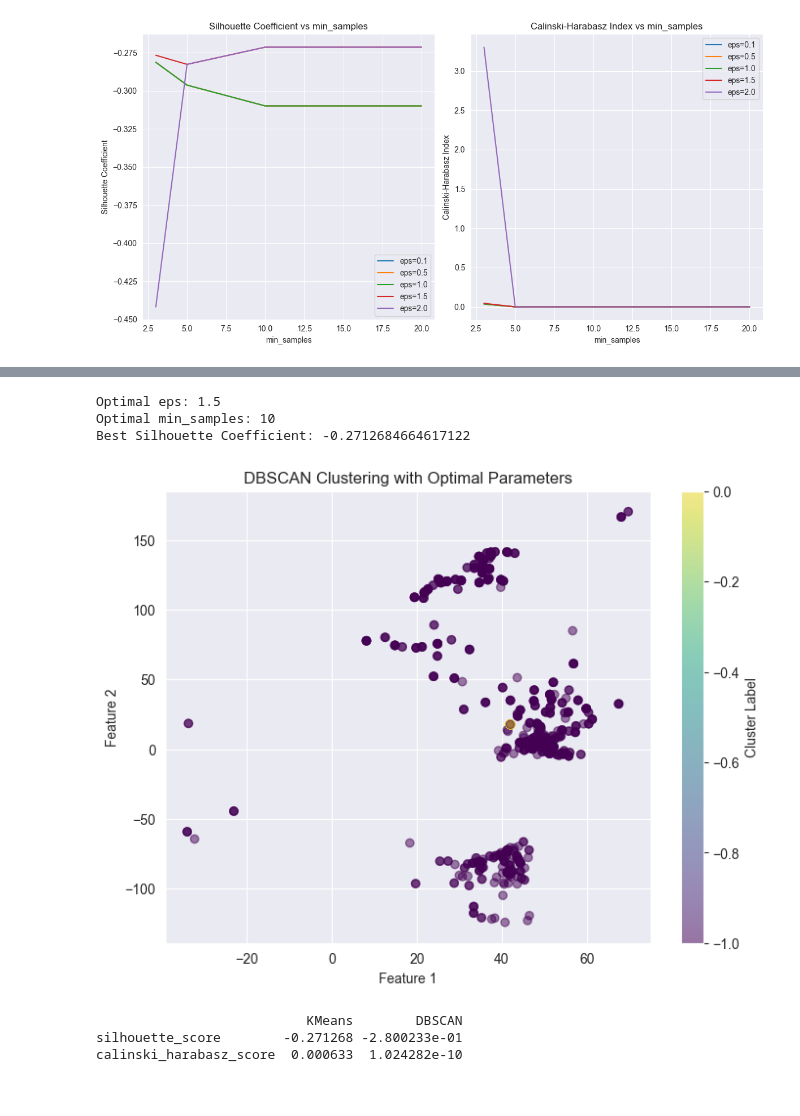
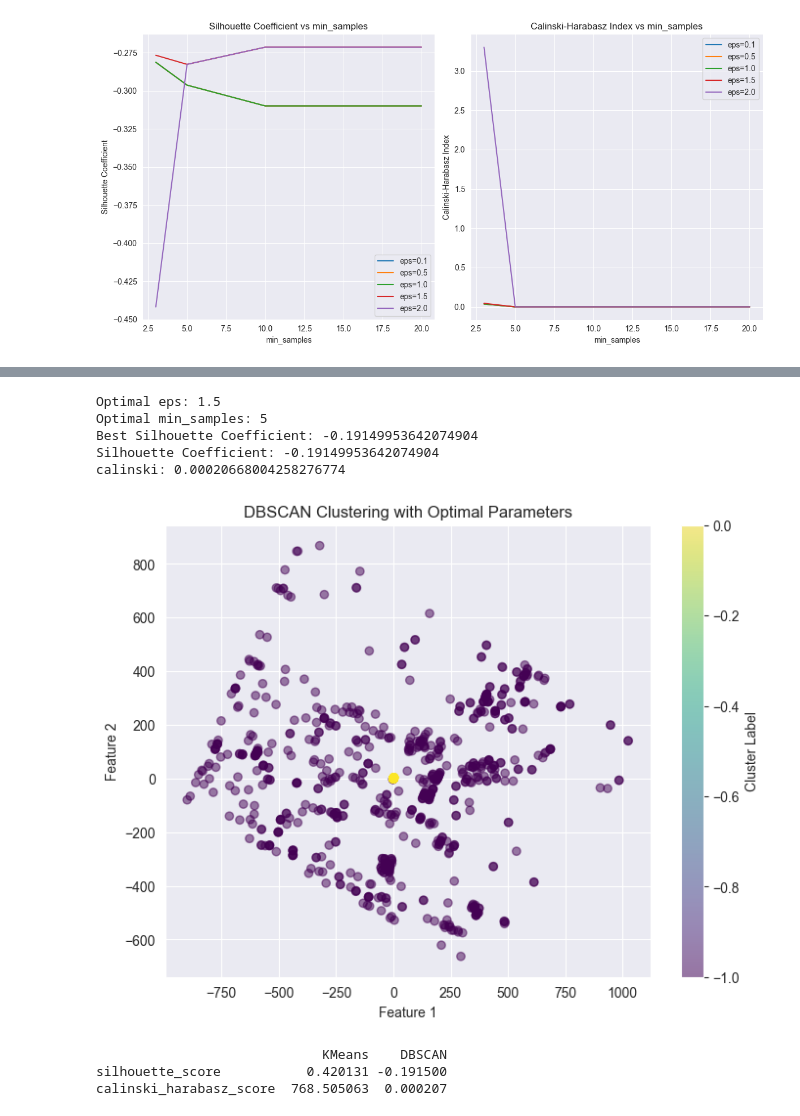
Before and after one commit to Valakas148/ML, a Jupyter notebook: lr7/lr7.ipynb, the cells around one changed output, grey strips where cells are left out. Cells and saved outputs as stored; diff of their text form; code cells hidden in the pictures.

```diff
--- a/lr7/lr7.ipynb
+++ b/lr7/lr7.ipynb
@@ -339,7 +339,7 @@ plt.show()
 # %%
 kmeans = KMeans(n_clusters=8, random_state=42)
 kmeans.fit(X_prepr)
-labels = kmeans.labels_
+labels1 = kmeans.labels_
 
 pca1 = PCA(n_components=2)
 X_pca1 = pca1.fit_transform(X_prepr)
@@ -364,13 +364,12 @@ Silhouette Score: 0.40281174444197215
 # %%
-# Список для зберігання значень Silhouette
 silhouette_scores = []
 pca = PCA(n_components=2)
-X_pca = pca.fit_transform(X_prepr)
-# Визначення оптимальної кількості кластерів
+X_pca2 = pca.fit_transform(X_prepr)
+
 for k in range(2, 11):
     kmeans = KMeans(n_clusters=k, random_state=42)
-    labels = kmeans.fit_predict(X_pca)
-    silhouette_avg = silhouette_score(X_pca, labels)
+    labels = kmeans.fit_predict(X_pca2)
+    silhouette_avg = silhouette_score(X_pca2, labels)
     silhouette_scores.append(silhouette_avg)
 
 # Візуалізація графіка Silhouette
@@ -593,11 +587,11 @@ optimal_eps = 1.5
 optimal_min_samples = 3
 
 dbscan = DBSCAN(eps=optimal_eps, min_samples=optimal_min_samples)
-dbscan.fit(X_pca)
+dbscan.fit(X_pca1)
 
 
 plt.figure(figsize=(8, 6))
-plt.scatter(X[:, 0], X[:, 1], c=dbscan.labels_, cmap='viridis', alpha=0.5)
+plt.scatter(X_pca1[:, 0], X_pca1[:, 1], c=dbscan.labels_, cmap='viridis', alpha=0.5)
 plt.xlabel('Feature 1')
 plt.ylabel('Feature 2')
 plt.title('DBSCAN Clustering with Optimal Parameters')
@@ -644,69 +637,70 @@ Number of noise points: 586
 # %%
 from sklearn.metrics import silhouette_score, calinski_harabasz_score
 
-# Задаємо діапазон значень для eps та min_samples
+
 eps_range = [0.1, 0.5, 1.0, 1.5, 2.0]
 min_samples_range = [3, 5, 10, 15, 20]
 
-# Ініціалізуємо змінні для зберігання оптимальних значень та відповідних метрик
+
 optimal_eps = None
 optimal_min_samples = None
-best_silhouette = -1
+best_silhouette_dbs = -1
 best_calinski_harabasz = -1
 
-# Перебираємо всі комбінації eps та min_samples
+
 for eps_val in eps_range:
     for min_samples_val in min_samples_range:
-        # Навчання моделі DBSCAN з поточними параметрами
         dbscan = DBSCAN(eps=eps_val, min_samples=min_samples_val)
-        dbscan.fit_predict(X_prepr)
+        dbscan.fit_predict(X_pca1)
 
-        # Оцінка результатів кластеризації за допомогою метрик
         labels = dbscan.labels_
         if len(set(labels)) > 1:
-            silhouette = silhouette_score(X_prepr, labels)
-            calinski_harabasz = calinski_harabasz_score(X_prepr, labels)
+            silhouette_dbs = silhouette_score(X_pca1, labels)
+            calinski_harabasz_dbs = calinski_harabasz_score(X_pca1, labels)
 
-            # Перевіряємо, чи краще поточне значення за метрикою
-            if silhouette > best_silhouette:
-                best_silhouette = silhouette
+
+            if silhouette_dbs > best_silhouette_dbs:
+                best_silhouette_dbs = silhouette_dbs
                 optimal_eps = eps_val
                 optimal_min_samples = min_samples_val
 
-# Виводимо оптимальні значення та їх метрики
+
 print("Optimal eps:", optimal_eps)
 print("Optimal min_samples:", optimal_min_samples)
-print("Best Silhouette Coefficient:", best_silhouette)
+print("Best Silhouette Coefficient:", best_silhouette_dbs)
 
-# Навчання моделі DBSCAN з оптимальними параметрами
+
 dbscan_optimal = DBSCAN(eps=optimal_eps, min_samples=optimal_min_samples)
-dbs = dbscan_optimal.fit_predict(X_prepr)
+dbs_optimal = dbscan_optimal.fit_predict(X_pca1)
+calinski_harabasz_dbs_score = calinski_harabasz_score(X_pca1, dbs_optimal)
+print("calinski:", calinski_harabasz_dbs_score)
 
-# Візуалізація результатів кластеризації з оптимальними параметрами
+
+
 plt.figure(figsize=(8, 6))
-plt.scatter(X[:, 0], X[:, 1], c=dbscan_optimal.labels_, cmap='viridis', alpha=0.5)
+plt.scatter(X_pca1[:, 0], X_pca1[:, 1], c=dbscan_optimal.labels_, cmap='viridis', alpha=0.5)
 plt.xlabel('Feature 1')
 plt.ylabel('Feature 2')
 plt.title('DBSCAN Clustering with Optimal Parameters')
 plt.colorbar(label='Cluster Label')
 plt.show()
 # %% [output]
 Optimal eps: 1.5
-Optimal min_samples: 10
-Best Silhouette Coefficient: -0.2712684664617122
+Optimal min_samples: 5
+Best Silhouette Coefficient: -0.19149953642074904
+Silhouette Coefficient: -0.19149953642074904
+calinski: 0.00020668004258276774
-[figure, old version]
+[figure, new version]
 # %%
-# Оптимальні параметри для кожної моделі
-optimal_kmeans = {'silhouette_score': silhouette_score(X_prepr, labels), 'calinski_harabasz_score': calinski_harabasz_score(X_prepr, labels)}
-optimal_dbscan = {'silhouette_score': silhouette_score(X_pca, dbs), 'calinski_harabasz_score': calinski_harabasz_score(X_pca, dbs)}
 
-# Створення DataFrame з метриками
+optimal_kmeans = {'silhouette_score': silhouette_score_val, 'calinski_harabasz_score': calinski_harabasz_score_val}
+optimal_dbscan = {'silhouette_score': best_silhouette_dbs, 'calinski_harabasz_score': calinski_harabasz_dbs_score}
+
+
 data = {'KMeans': optimal_kmeans, 'DBSCAN': optimal_dbscan}
 dfres = pd.DataFrame(data)
-
-# Виведення таблиці
 print(dfres)
 # %% [output]
-                           KMeans        DBSCAN
-silhouette_score        -0.271268 -2.800233e-01
-calinski_harabasz_score  0.000633  1.024282e-10
+                             KMeans    DBSCAN
+silhouette_score           0.420131 -0.191500
+calinski_harabasz_score  768.505063  0.000207
```
Also changed, not shown: parts of 7 cells of this notebook.
